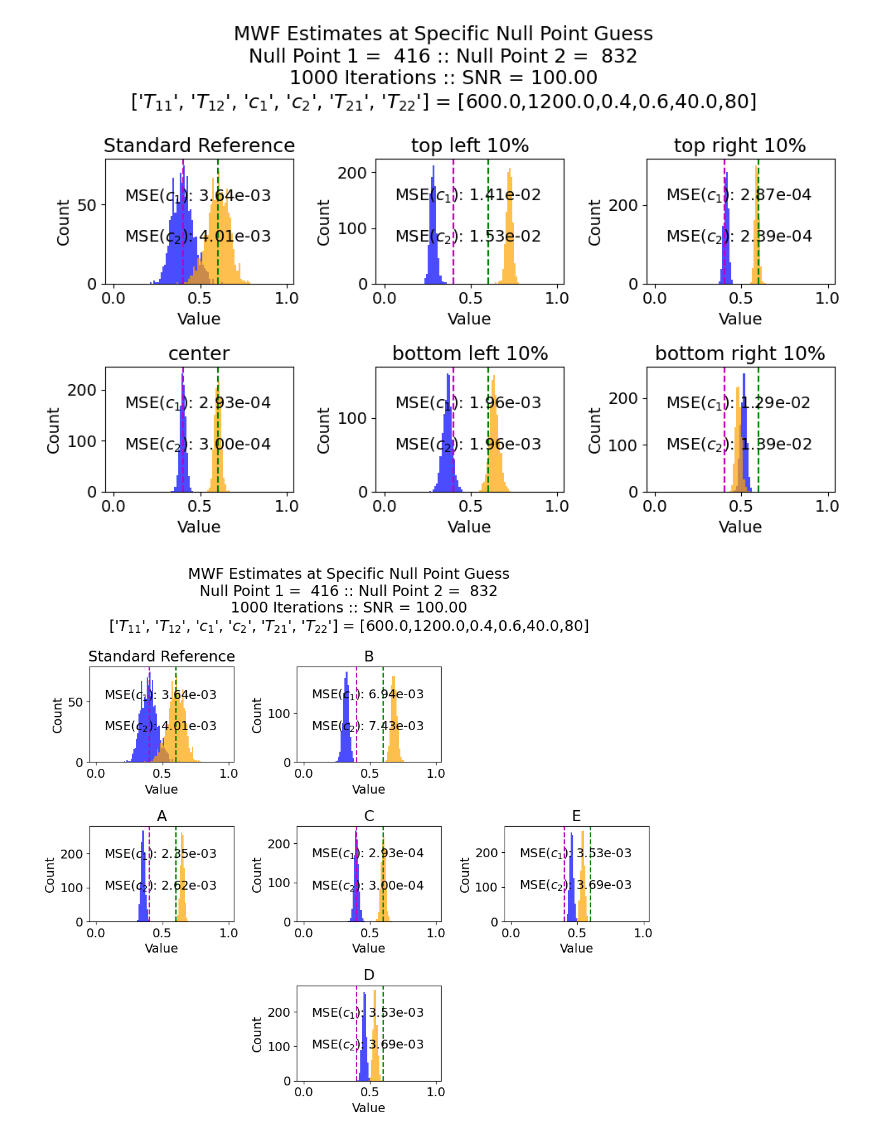
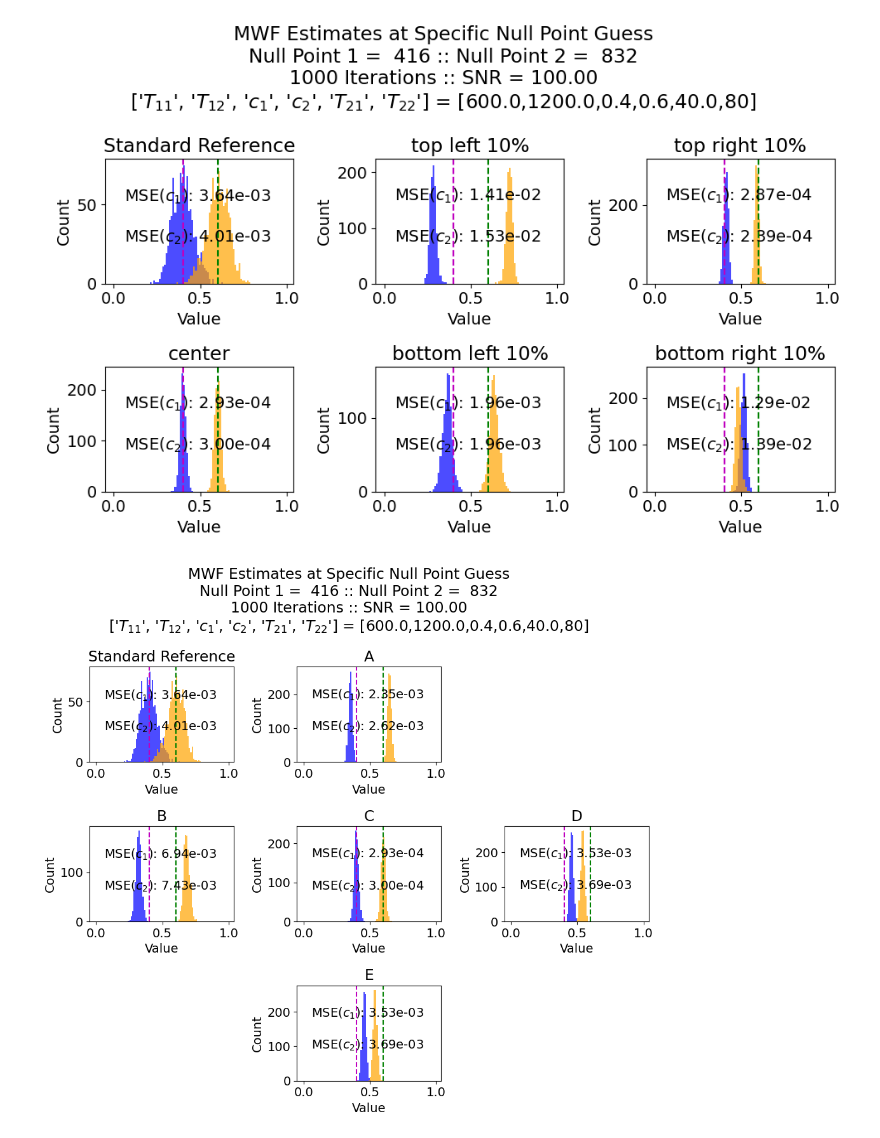
Before and after one commit to Griffin997/Stabilization, a Jupyter notebook: Reassign_Experiment/reassign_T2rat_Exp_Analysis.ipynb, the cells around one changed output. Drawn from its saved outputs; the diff is of its cells as text; code cells hidden in the pictures.

```diff
--- a/Reassign_Experiment/reassign_T2rat_Exp_Analysis.ipynb
+++ b/Reassign_Experiment/reassign_T2rat_Exp_Analysis.ipynb
@@ -931,7 +976,7 @@ T2rat_index_oi = 5
 center_x = len(np1_array)//2
 center_y = len(np2_array)//2
 
-center_oi_list = np.array([[2, center_y],[center_x, 2],[center_x, center_y],[center_x, -3],[center_x, -3]])
+center_oi_list = np.array([[2, center_y],[center_x, 2],[center_x, center_y],[center_x, -3],[-3, center_y]])
 hist_titles = ["A", 'B', 'C', 'D', 'E']
 
 mat1 = np.where(SNR_array[SNR_index_oi] == SR_SNR)[0]
@@ -943,8 +988,8 @@ T2rat_true_params = [T11, T12, c1, c2, T21, T2rat_array[T2rat_index_oi]*T21]
 fig, ax = plt.subplots(3, 3, figsize=(10, 9), tight_layout=True)
 fig.suptitle(f"MWF Estimates at Specific Null Point Guess\nNull Point 1 = {TI1star: 0.0f} :: Null Point 2 = {TI2star : 0.0f}\n{var_reps} Iterations :: SNR = {SNR_array[SNR_index_oi] :0.2f}\n{ParamTitle_6p} = [{T11},{T12},{c1},{c2},{T21},{T21*T2rat_array[T2rat_index_oi]:.0f}]")
 
-y_ax_list = [1,0,1,2,1]
-x_ax_list = [0,1,1,1,2]
+x_ax_list = [1,0,1,2,1]
+y_ax_list = [0,1,1,1,2]
 
 for iter in range(len(center_oi_list)):
     center1_ioi = center_oi_list[iter,0]
@@ -966,31 +1011,31 @@ for iter in range(len(center_oi_list)):
     ax[y_ax,x_ax].set_title(f"{hist_titles[iter]}")#\nMSE({ParamTitle_6p[-4]}) = {MSEMat[-4]:.2e}\nMSE({ParamTitle_6p[-3]}) = {MSEMat[-3]:.2e}")
 
     ymin, ymax = ax[y_ax,x_ax].get_ylim()
     xmin, xmax = ax[y_ax,x_ax].get_xlim()
     yup = ymin+(ymax-ymin)*2//3
     ydn = ymin+(ymax-ymin)*1//3
     ax[y_ax,x_ax].text(xmin+(xmax-xmin)*0.1, yup, f"MSE({ParamTitle_6p[-4]}): {MSEMat[-4] :0.2e}", color = 'k')
     ax[y_ax,x_ax].text(xmin+(xmax-xmin)*0.1, ydn, f"MSE({ParamTitle_6p[-3]}): {MSEMat[-3] :0.2e}", color = 'k')
 
 MSEMat, varMat, sqBMat = calc_MSE(SR_pEst_cf[SR_index_match,:,:], T2rat_true_params)
 
 ax[0,0].hist(x=SR_pEst_cf[SR_index_match,:,-4], bins=bin_array, color='b', label = r'$c_{1}$', alpha = 0.7)
 ax[0,0].hist(x=SR_pEst_cf[SR_index_match,:,-3], bins=bin_array, color='orange', label = r'$c_{2}$', alpha = 0.7)
 ax[0,0].axvline(x = true_params[2], label = r'True $c_{1}$', color='m', ls = '--')
 ax[0,0].axvline(x = true_params[3], label = r'True $c_{2}$', color='g', ls = '--')
 ax[0,0].set_xlabel('Value')
 ax[0,0].set_ylabel('Count')
 ax[0,0].set_title(f"Standard Reference")#\nMSE({ParamTitle_6p[-4]}) = {MSEMat[-4]:.2e}\nMSE({ParamTitle_6p[-3]}) = {MSEMat[-3]:.2e}")
 
 xmin, xmax = ax[0,0].get_xlim()
 ymin, ymax = ax[0,0].get_ylim()
 yup = ymin+(ymax-ymin)*2//3
 ydn = ymin+(ymax-ymin)*1//3
 ax[0,0].text(xmin+(xmax-xmin)*0.1, yup, f"MSE({ParamTitle_6p[-4]}): {MSEMat[-4] :0.2e}", color = 'k')
 ax[0,0].text(xmin+(xmax-xmin)*0.1, ydn, f"MSE({ParamTitle_6p[-3]}): {MSEMat[-3] :0.2e}", color = 'k')
 
 ax[0,-1].set_axis_off()
 ax[-1,0].set_axis_off()
 ax[-1,-1].set_axis_off()
 # %% [output]
-[figure, old version]
+[figure, new version]
```
Also changed, not shown: parts of 4 cells of this notebook.
